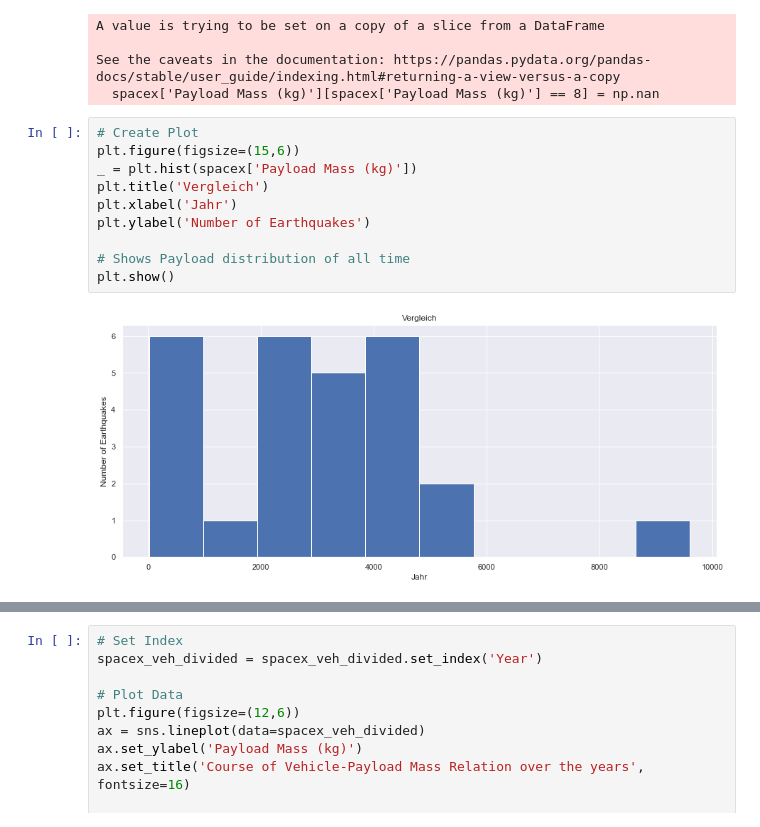
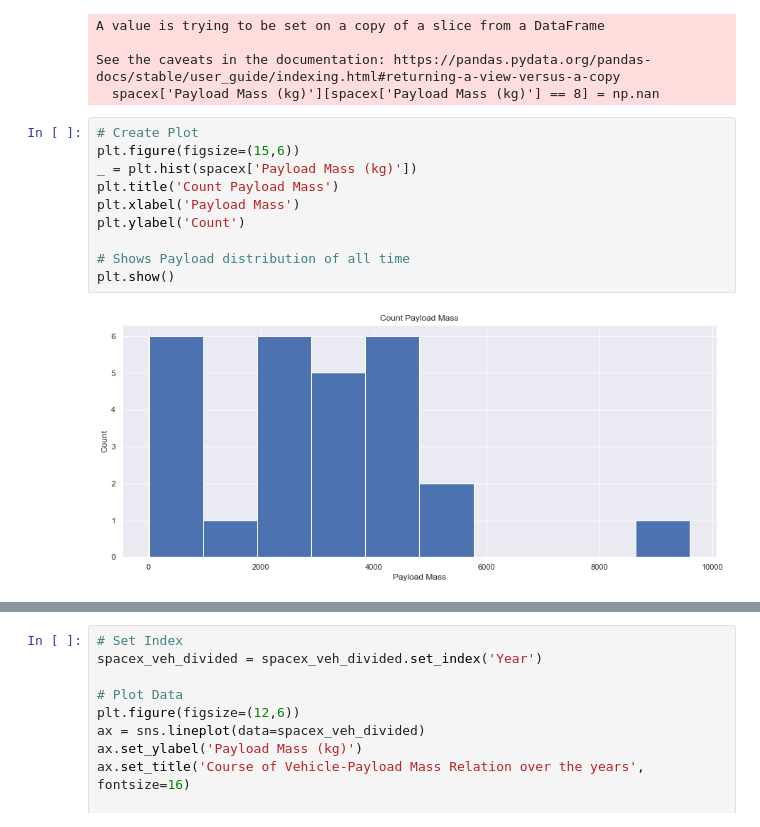
Before and after one commit to SurMux/ds, a Jupyter notebook: DataScience Project SpaceX Data.ipynb, the cells around one changed output, grey strips where cells are left out. Cells and saved outputs as stored; diff of their text form.

```diff
--- a/DataScience Project SpaceX Data.ipynb
+++ b/DataScience Project SpaceX Data.ipynb
@@ -418,15 +363,15 @@ See the caveats in the documentation: https://pandas.pydata.org/pandas-docs/stab
 # %%
 # Create Plot
 plt.figure(figsize=(15,6))
 _ = plt.hist(spacex['Payload Mass (kg)'])
-plt.title('Vergleich')
-plt.xlabel('Jahr')
-plt.ylabel('Number of Earthquakes')
+plt.title('Count Payload Mass')
+plt.xlabel('Payload Mass')
+plt.ylabel('Count')
 
 # Shows Payload distribution of all time
 plt.show()
 # %% [output]
-[figure, old version]
+[figure, new version]
 # %%
 # Does the Payload Mass correlate with the Vehicle Type?
 spacex_veh = spacex[['Launch Date','Vehicle Type', 'Payload Mass (kg)']]
```
Also changed, not shown: parts of 37 cells of this notebook.
